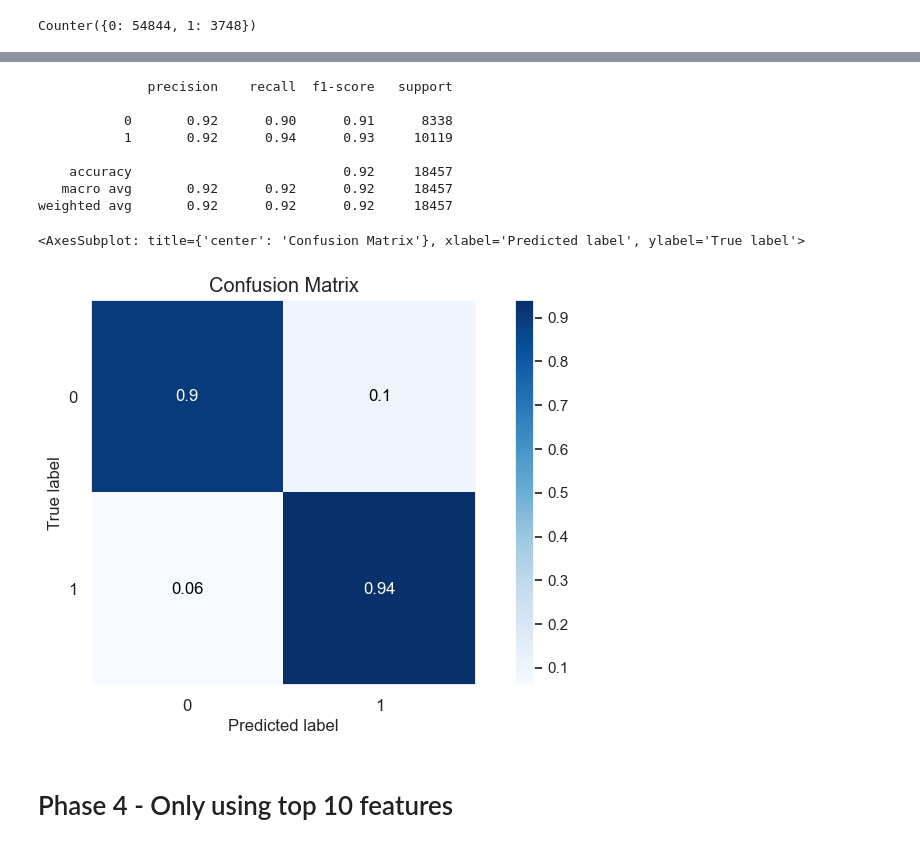
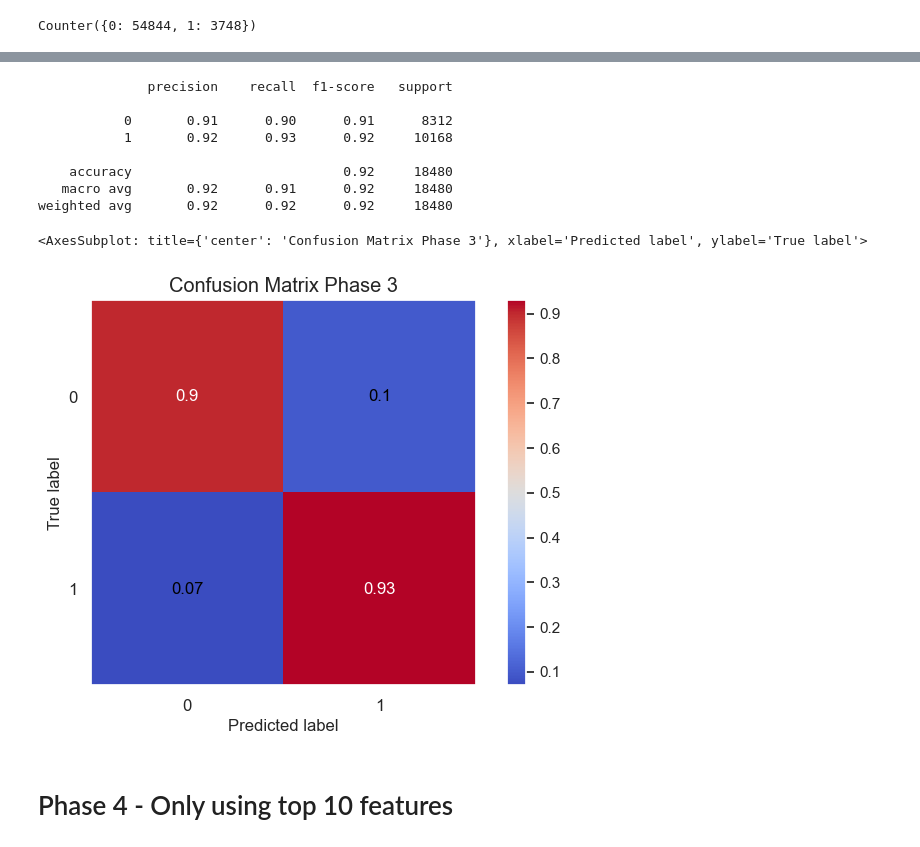
Before and after one commit to vikas0809/CapstoneProject, a Jupyter notebook: DTR_FEB08.ipynb, the cells around one changed output, grey strips where cells are left out. Drawn from its saved outputs; the diff is of its cells as text; code cells hidden in the pictures.

```diff
--- a/DTR_FEB08.ipynb
+++ b/DTR_FEB08.ipynb
@@ -464,24 +464,24 @@ X_train, X_test, y_train, y_test = train_test_split(X_sampled, y_sampled)
 # %%
 # Fit,train and test the model
 dtr = TransformedTargetRegressor(regressor=DecisionTreeRegressor(), transformer=QuantileTransformer(output_distribution='normal'))
 dtr = dtr.fit(X_train, y_train)
 y_pred = dtr.predict(X_test)
 
 # Print classification report
 print(classification_report(y_test, y_pred))
 # Plot confusion matrix
-skplt.metrics.plot_confusion_matrix(y_test, y_pred, normalize=True, title = 'Confusion Matrix',figsize=(10,5))
+skplt.metrics.plot_confusion_matrix(y_test, y_pred, normalize=True, title = 'Confusion Matrix Phase 3',figsize=(8,5),cmap="coolwarm")
 # %% [output]
               precision    recall  f1-score   support
 
-           0       0.92      0.90      0.91      8338
-           1       0.92      0.94      0.93     10119
+           0       0.91      0.90      0.91      8312
+           1       0.92      0.93      0.92     10168
 
-    accuracy                           0.92     18457
-   macro avg       0.92      0.92      0.92     18457
-weighted avg       0.92      0.92      0.92     18457
+    accuracy                           0.92     18480
+   macro avg       0.92      0.91      0.92     18480
+weighted avg       0.92      0.92      0.92     18480
-<AxesSubplot: title={'center': 'Confusion Matrix'}, xlabel='Predicted label', ylabel='True label'>
+<AxesSubplot: title={'center': 'Confusion Matrix Phase 3'}, xlabel='Predicted label', ylabel='True label'>
-[figure, old version]
+[figure, new version]
 # %% [markdown]
 # Phase 4 - Only using top 10 features
 # %%
```
Also changed, not shown: parts of 7 cells of this notebook.
